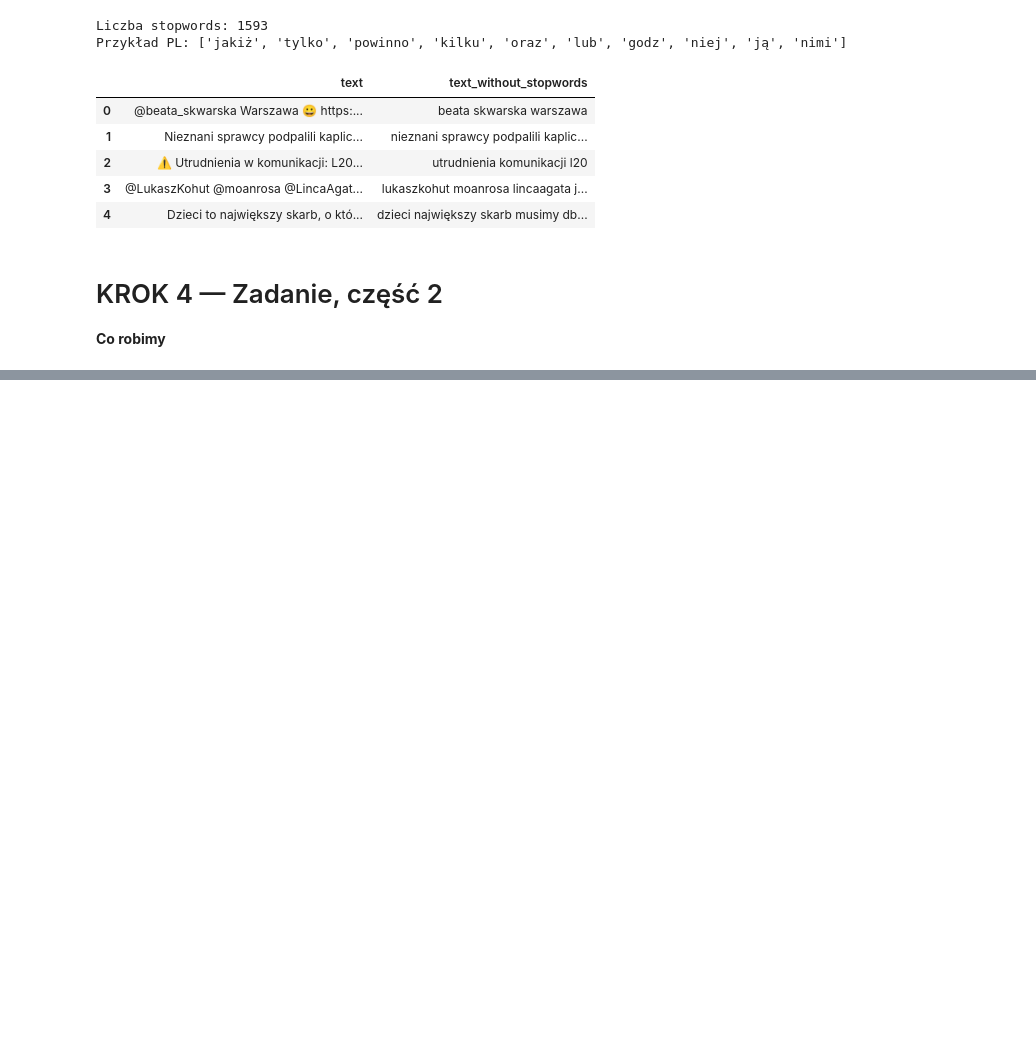
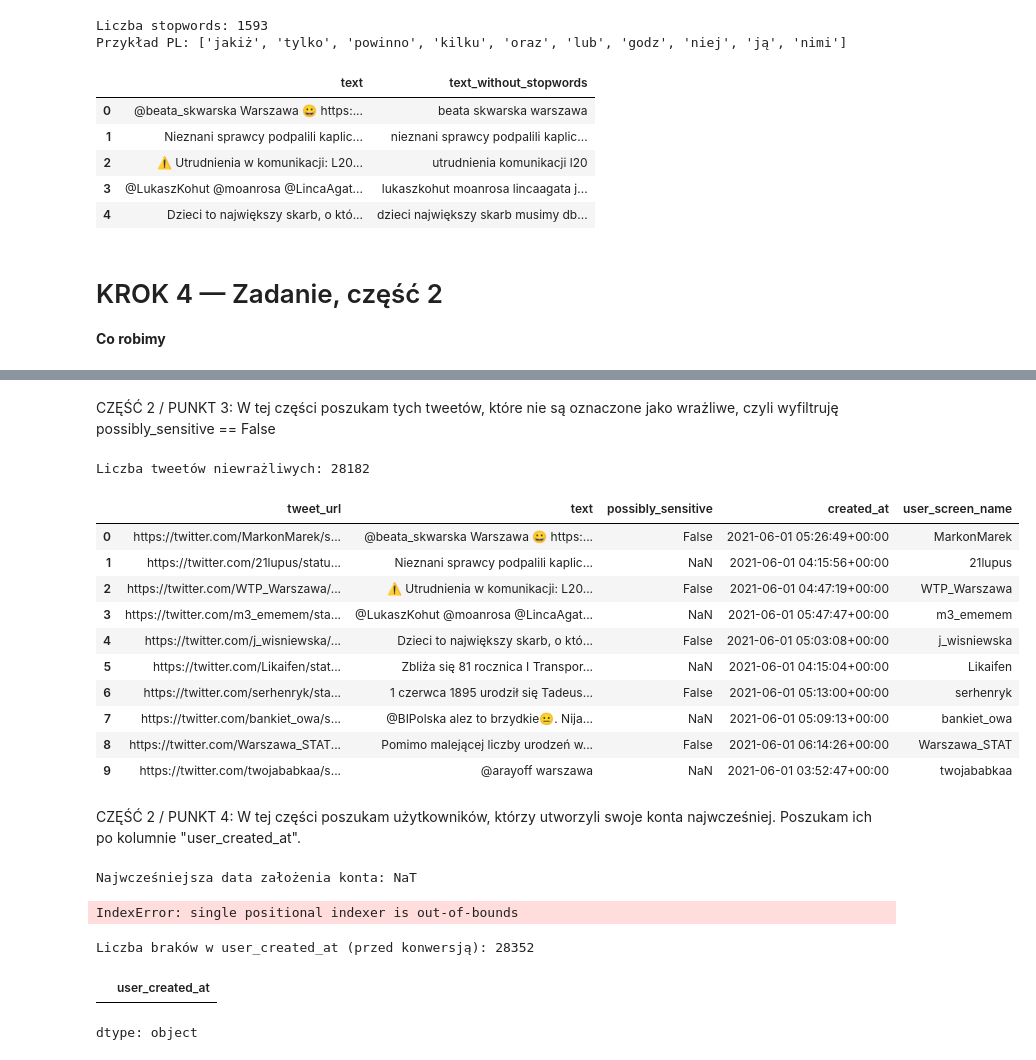
Before and after one commit to ludmilaqlawik/Projekt-zaliczeniowy-WSB, a Jupyter notebook: Projekt_zaliczeniowy_WSB.ipynb, the cells around one changed output, grey strips where cells are left out. Cells and saved outputs as stored; diff of their text form; code cells hidden in the pictures; blank space fills up the shorter version.

```diff
--- a/Projekt_zaliczeniowy_WSB.ipynb
+++ b/Projekt_zaliczeniowy_WSB.ipynb
@@ -213,7 +213,7 @@ df[["created_at", "created_at_day_abbr", "created_at_day_pl"]].head(10)   # podg
 # %%
 df["user_created_at"] = pd.to_datetime(
     df["user_created_at"].astype(str),
-    format="%Y-%m-%d %H:%M:%S%z",
+    format="%a %b %d %H:%M:%S %z %Y", # Corrected format string
     errors="coerce"
 )
 # %%
@@ -601,0 +648,8 @@ df[["text", "text_without_stopwords"]].head(5)
+# %%
+# Sortuję tweety malejąco po polubieniach i biorę 5 pierwszych
+if LIKE_COL is None:
+    print("Nie znaleziono kolumny z polubieniami (LIKE_COL). Sprawdź nazwy kolumn w df.columns.")
+else:
+    cols_to_show = [c for c in [TWEET_URL_COL, "text", LIKE_COL, "created_at", USER_NAME_COL] if c in df.columns and c is not None]
+    top5_likes = df.sort_values(LIKE_COL, ascending=False).head(5)
+    display(top5_likes[cols_to_show])
@@ -601,0 +665,7 @@ df[["text", "text_without_stopwords"]].head(5)
+# %%
+if RT_COL is None:
+    print("Nie znaleziono kolumny z retweetami (RT_COL). Sprawdź nazwy kolumn w df.columns.")
+else:
+    cols_to_show = [c for c in [TWEET_URL_COL, "text", RT_COL, "created_at", USER_NAME_COL] if c in df.columns and c is not None]
+    top5_rt = df.sort_values(RT_COL, ascending=False).head(5)
+    display(top5_rt[cols_to_show])
@@ -601,0 +679,60 @@ df[["text", "text_without_stopwords"]].head(5)
+# %% [markdown]
+CZĘŚĆ 2 / PUNKT 3: W tej części poszukam tych tweetów, które nie są oznaczone jako wrażliwe, czyli wyfiltruję possibly_sensitive == False
+# %%
+if SENSITIVE_COL is None:
+    print("Nie znaleziono kolumny possibly_sensitive.")
+else:
+    not_sensitive = df[df[SENSITIVE_COL].fillna(False) == False]  # NaN traktuję jak False
+    print("Liczba tweetów niewrażliwych:", len(not_sensitive))
+    cols_to_show = [c for c in [TWEET_URL_COL, "text", SENSITIVE_COL, "created_at", USER_NAME_COL] if c in df.columns and c is not None]
+    display(not_sensitive[cols_to_show].head(10))
+# %% [output]
+Liczba tweetów niewrażliwych: 28182
+|  | tweet_url | text | possibly_sensitive | created_at | user_screen_name |
+| 0 | https://twitter.com/MarkonMarek/s... | @beata_skwarska Warszawa 😀 https:... | False | 2021-06-01 05:26:49+00:00 | MarkonMarek |
+| 1 | https://twitter.com/21lupus/statu... | Nieznani sprawcy podpalili kaplic... | NaN | 2021-06-01 04:15:56+00:00 | 21lupus |
+| 2 | https://twitter.com/WTP_Warszawa/... | ⚠️ Utrudnienia w komunikacji: L20... | False | 2021-06-01 04:47:19+00:00 | WTP_Warszawa |
+| 3 | https://twitter.com/m3_ememem/sta... | @LukaszKohut @moanrosa @LincaAgat... | NaN | 2021-06-01 05:47:47+00:00 | m3_ememem |
+| 4 | https://twitter.com/j_wisniewska/... | Dzieci to największy skarb, o któ... | False | 2021-06-01 05:03:08+00:00 | j_wisniewska |
+| 5 | https://twitter.com/Likaifen/stat... | Zbliża się 81 rocznica I Transpor... | NaN | 2021-06-01 04:15:04+00:00 | Likaifen |
+| 6 | https://twitter.com/serhenryk/sta... | 1 czerwca 1895 urodził się Tadeus... | False | 2021-06-01 05:13:00+00:00 | serhenryk |
+| 7 | https://twitter.com/bankiet_owa/s... | @BIPolska alez to brzydkie😐. Nija... | NaN | 2021-06-01 05:09:13+00:00 | bankiet_owa |
+| 8 | https://twitter.com/Warszawa_STAT... | Pomimo malejącej liczby urodzeń w... | False | 2021-06-01 06:14:26+00:00 | Warszawa_STAT |
+| 9 | https://twitter.com/twojababkaa/s... | @arayoff warszawa | NaN | 2021-06-01 03:52:47+00:00 | twojababkaa |
+# %% [markdown]
+CZĘŚĆ 2 / PUNKT 4: W tej części poszukam użytkowników, którzy utworzyli swoje konta najwcześniej. Poszukam ich po kolumnie "user_created_at".
+# %%
+if USER_CREATED_COL is None:
+    print("Brak kolumny user_created_at.")
+else:
+    # Upewniam się, że to datetime
+    df[USER_CREATED_COL] = pd.to_datetime(df[USER_CREATED_COL], errors="coerce", utc=True)
+
+    earliest_date = df[USER_CREATED_COL].min()
+    print("Najwcześniejsza data założenia konta:", earliest_date)
+
+    # wybieram "użytkownika" po ID - jeśli jest, a jeśli nie ma ID, to po nazwie
+    key_col = USER_ID_COL if USER_ID_COL is not None else USER_NAME_COL
+
+    if key_col is None:
+        print("Brak kolumny identyfikującej użytkownika (ID/nazwa).")
+    else:
+        earliest_user_key = df.loc[df[USER_CREATED_COL] == earliest_date, key_col].iloc[0]
+        user_tweets = df[df[key_col] == earliest_user_key]
+
+        print("Użytkownik (klucz):", earliest_user_key, "| liczba tweetów:", len(user_tweets))
+        cols_to_show = [c for c in [key_col, USER_CREATED_COL, TWEET_URL_COL, "text", "created_at"] if c in df.columns and c is not None]
+        display(user_tweets[cols_to_show].head(10))
+# %% [output]
+Najwcześniejsza data założenia konta: NaT
+IndexError: single positional indexer is out-of-bounds
+# %%
+# 1) Sprawdzam, ile jest pustych wartości w user_created_at
+print("Liczba braków w user_created_at (przed konwersją):", df["user_created_at"].isna().sum())
+
+# 2) Pokazuję 10 przykładowych niepustych wartości (jak wygląda format)
+display(df.loc[df["user_created_at"].notna(), "user_created_at"].astype(str).head(10))
+# %% [output]
+Liczba braków w user_created_at (przed konwersją): 28352
+|  | user_created_at |
+dtype: object
```
Also changed, not shown: parts of 8 cells of this notebook.
